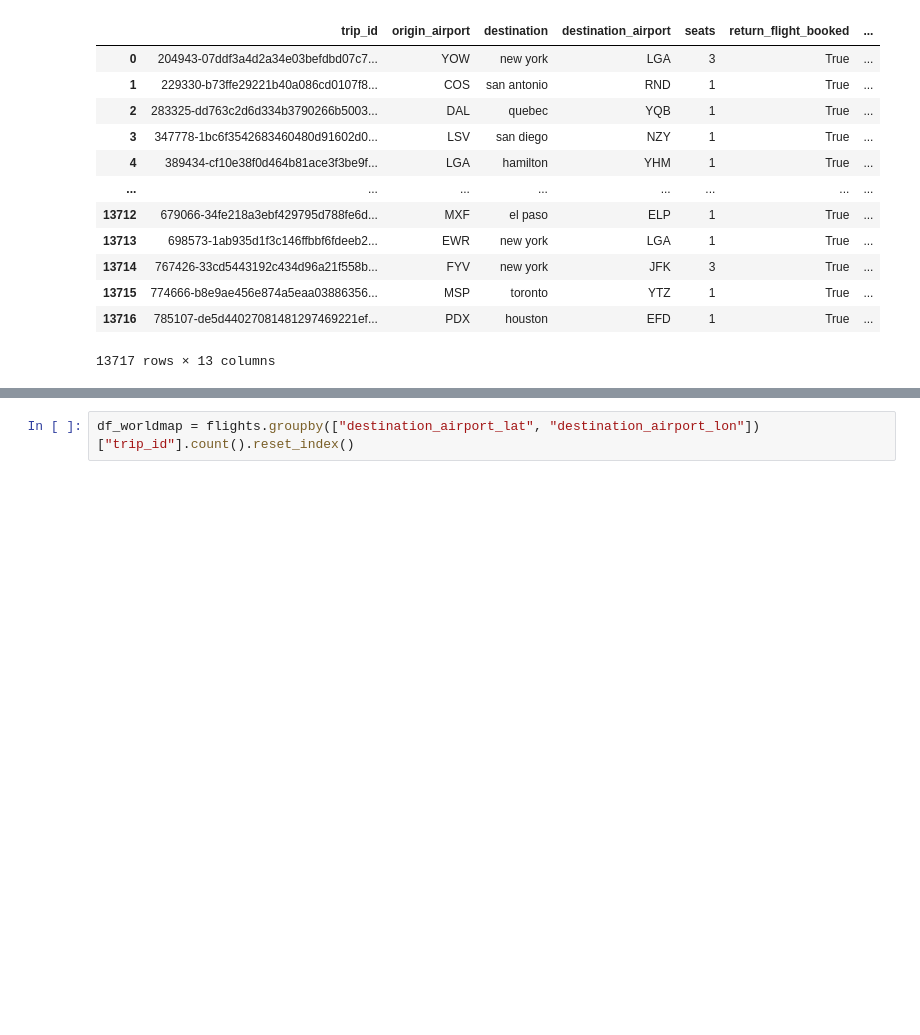
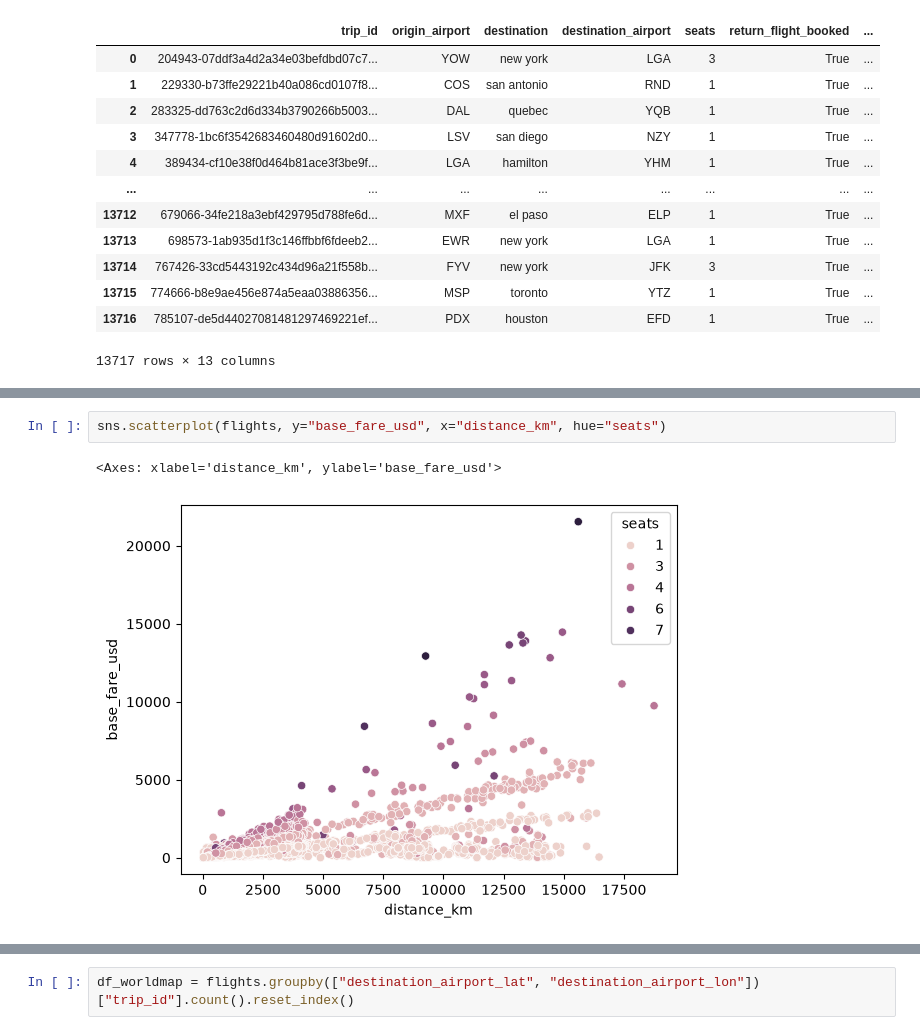
Before and after one commit to anuarsantoyo/TravelTideOct26, a Jupyter notebook: notebooks/EDA.ipynb, the cells around one changed output, grey strips where cells are left out. Cells and saved outputs as stored; diff of their text form; blank space fills up the shorter version.

```diff
--- a/notebooks/EDA.ipynb
+++ b/notebooks/EDA.ipynb
@@ -201,0 +268,5 @@ flights
+# %%
+sns.scatterplot(flights, y="base_fare_usd", x="distance_km", hue="seats")
+# %% [output]
+<Axes: xlabel='distance_km', ylabel='base_fare_usd'>
+[figure, added]
```
Also changed, not shown: parts of 23 cells of this notebook.
